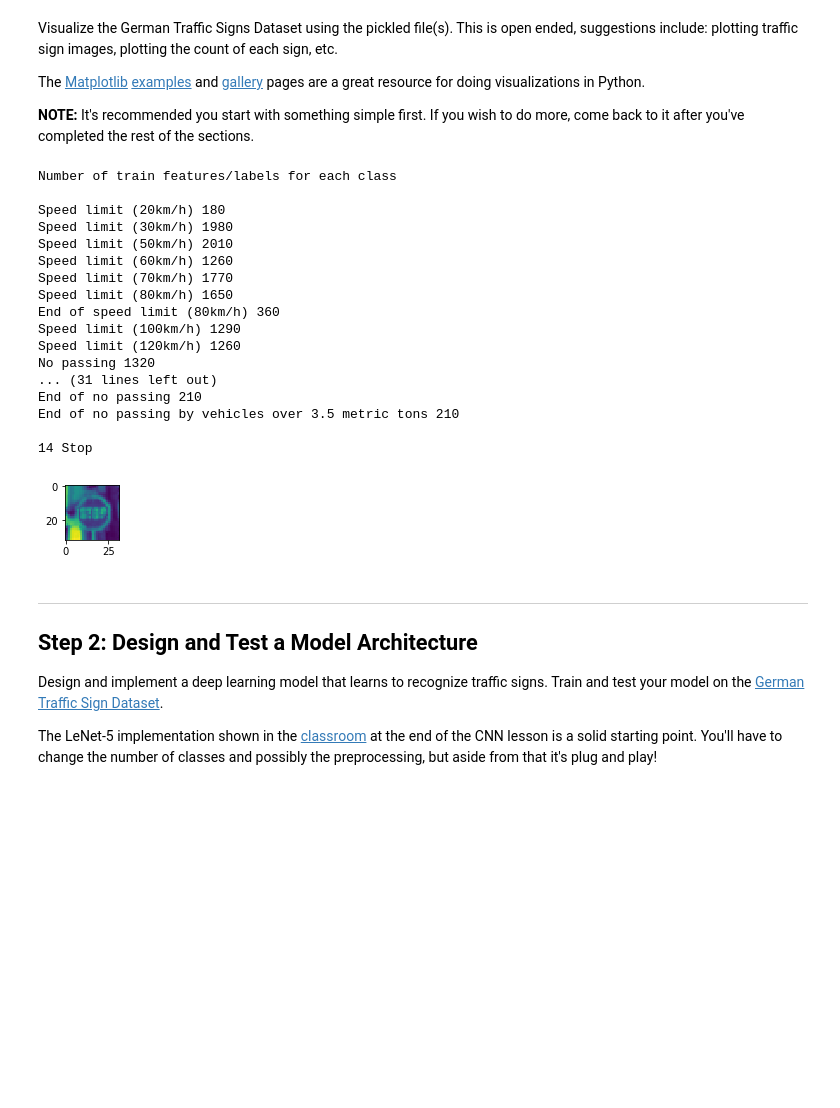
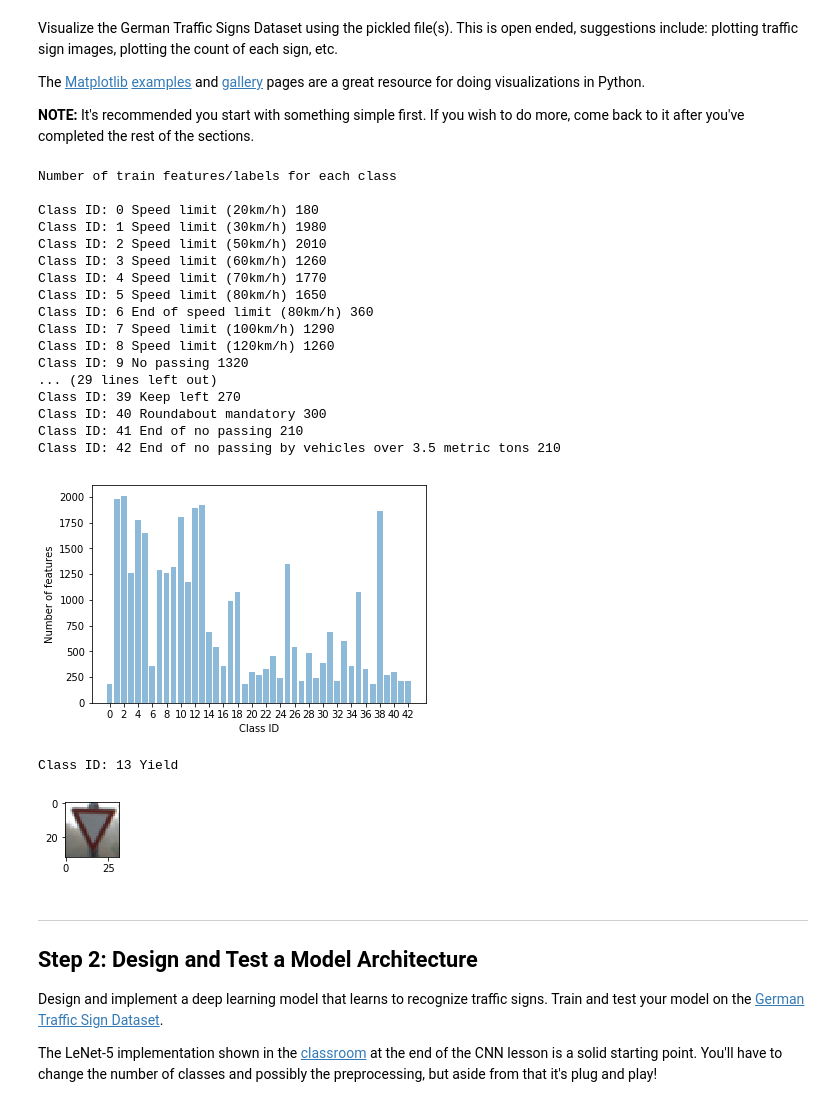
Before and after one commit to ahubi/CarND-Traffic-Sign-Classifier-Project, a Jupyter notebook: Traffic_Sign_Classifier.ipynb, the cells around one changed output. Cells and saved outputs as stored; diff of their text form; code cells hidden in the pictures; blank space fills up the shorter version.

```diff
--- a/Traffic_Sign_Classifier.ipynb
+++ b/Traffic_Sign_Classifier.ipynb
@@ -108,40 +107,62 @@ The [Matplotlib](http://matplotlib.org/) [examples](http://matplotlib.org/exampl
 # %%
 ### Data exploration visualization code goes here.
 ### Feel free to use as many code cells as needed.
 from collections import Counter
+
+def grayAndNormalize(rgb):
+    #Simple Average: G = (R+G+B) / 3
+    grey = np.sum(rgb/3, axis=-1, keepdims=True)
+    return (grey - 128)/128
+
 def showimg(img):
     plt.figure(figsize=(1,1))
-    plt.imshow(img.squeeze())
+    plt.imshow(img.squeeze(),cmap='gray')
+
+def plotBar(x, y, xlabel, ylabel):
+    plt.bar(x, y, align='center', alpha=0.5)
+    ind = range(0, len(x), 2)    # the x locations for the groups
+    plt.xticks(ind, ind)
+    plt.ylabel(ylabel)
+    plt.xlabel(xlabel)
+    plt.show()
 
 ycount = (Counter(y_train))
+y=[]
 print('Number of train features/labels for each class')
 print()
 for i in range(n_classes):
-    print(signnames[i], ycount[i])
+    print('Class ID:', i, signnames[i], ycount[i])
+    y.append(ycount[i])
+
+x = np.arange(len(ycount))
+plotBar(x, y, 'Class ID', 'Number of features')
 
 index = random.randint(0, len(X_train))
 showimg(X_train[index])
+
 print()
-print(y_train[index], signnames[y_train[index]])
+print('Class ID:', y_train[index], signnames[y_train[index]])
 # %% [output]
 Number of train features/labels for each class
 
-Speed limit (20km/h) 180
-Speed limit (30km/h) 1980
-Speed limit (50km/h) 2010
-Speed limit (60km/h) 1260
-Speed limit (70km/h) 1770
-Speed limit (80km/h) 1650
-End of speed limit (80km/h) 360
-Speed limit (100km/h) 1290
-Speed limit (120km/h) 1260
-No passing 1320
-... (31 lines left out)
-End of no passing 210
-End of no passing by vehicles over 3.5 metric tons 210
-
-14 Stop
+Class ID: 0 Speed limit (20km/h) 180
+Class ID: 1 Speed limit (30km/h) 1980
+Class ID: 2 Speed limit (50km/h) 2010
+Class ID: 3 Speed limit (60km/h) 1260
+Class ID: 4 Speed limit (70km/h) 1770
+Class ID: 5 Speed limit (80km/h) 1650
+Class ID: 6 End of speed limit (80km/h) 360
+Class ID: 7 Speed limit (100km/h) 1290
+Class ID: 8 Speed limit (120km/h) 1260
+Class ID: 9 No passing 1320
+... (29 lines left out)
+Class ID: 39 Keep left 270
+Class ID: 40 Roundabout mandatory 300
+Class ID: 41 End of no passing 210
+Class ID: 42 End of no passing by vehicles over 3.5 metric tons 210
-[figure, old version]
+[figure, new version]
+Class ID: 13 Yield
+[figure, added]
 # %% [markdown]
 ----
 
```
Also changed, not shown: parts of 8 cells of this notebook.
